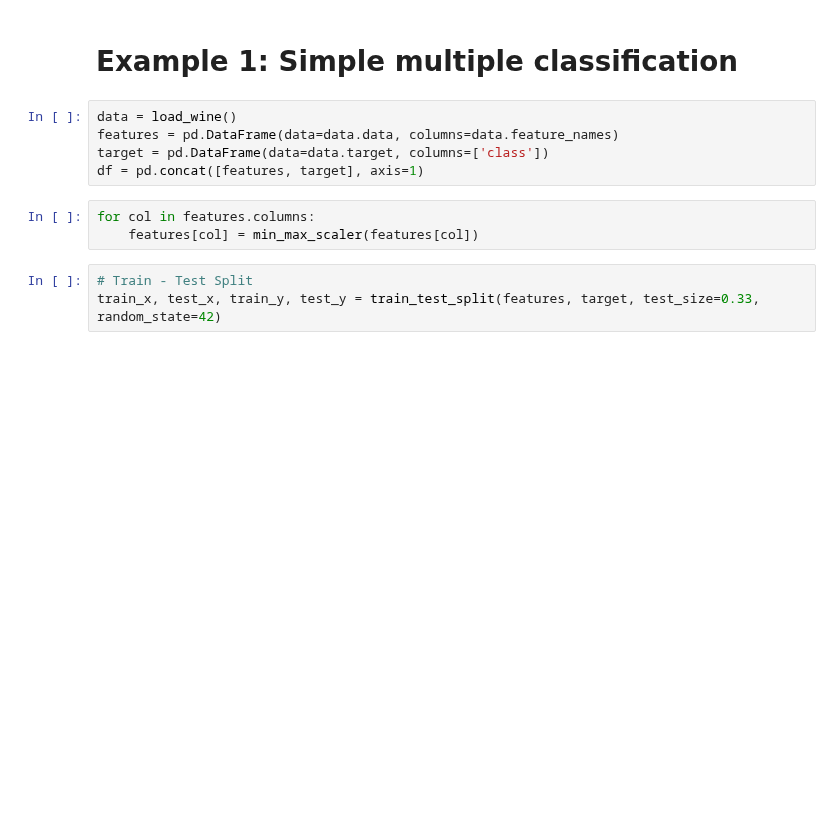
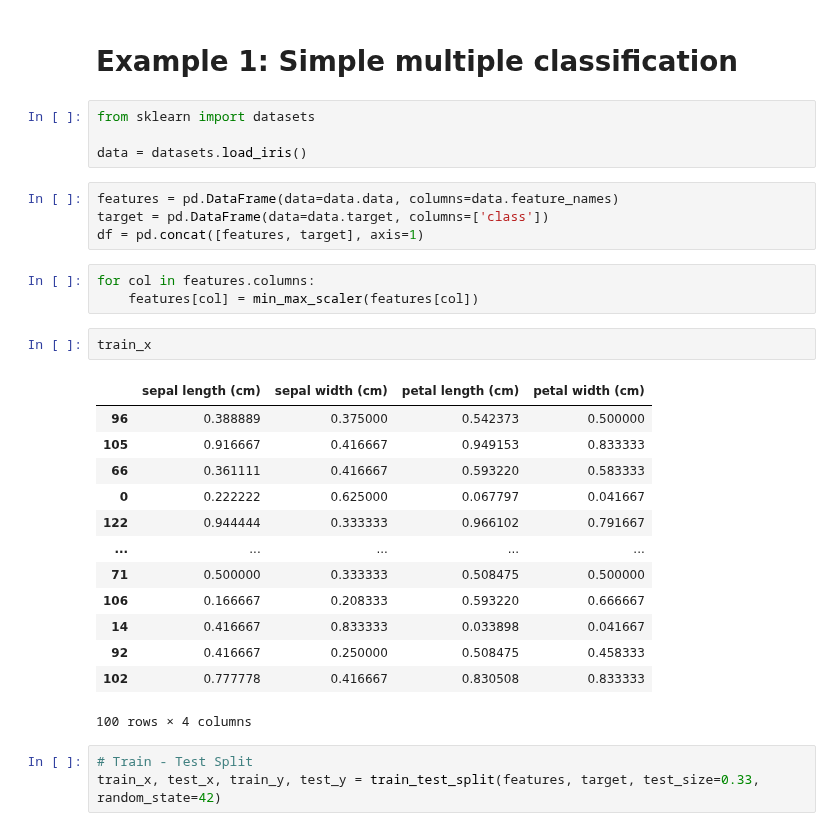
Before and after one commit to NickOLeeney/neural-network-from-scratch, a Jupyter notebook: examples/multiple_classification.ipynb, the cells around one changed output. Cells and saved outputs as stored; diff of their text form; blank space fills up the shorter version.

```diff
--- a/examples/multiple_classification.ipynb
+++ b/examples/multiple_classification.ipynb
@@ -12,14 +12,33 @@ def min_max_scaler(series):
     return normalized
 # %% [markdown]
 # Example 1: Simple multiple classification
+# %%
+from sklearn import datasets
+
+data = datasets.load_iris()
 # %%
-data = load_wine()
 features = pd.DataFrame(data=data.data, columns=data.feature_names)
 target = pd.DataFrame(data=data.target, columns=['class'])
 df = pd.concat([features, target], axis=1)
 # %%
 for col in features.columns:
     features[col] = min_max_scaler(features[col])
+# %%
+train_x
+# %% [output]
+|  | sepal length (cm) | sepal width (cm) | petal length (cm) | petal width (cm) |
+| 96 | 0.388889 | 0.375000 | 0.542373 | 0.500000 |
+| 105 | 0.916667 | 0.416667 | 0.949153 | 0.833333 |
+| 66 | 0.361111 | 0.416667 | 0.593220 | 0.583333 |
+| 0 | 0.222222 | 0.625000 | 0.067797 | 0.041667 |
+| 122 | 0.944444 | 0.333333 | 0.966102 | 0.791667 |
+| ... | ... | ... | ... | ... |
+| 71 | 0.500000 | 0.333333 | 0.508475 | 0.500000 |
+| 106 | 0.166667 | 0.208333 | 0.593220 | 0.666667 |
+| 14 | 0.416667 | 0.833333 | 0.033898 | 0.041667 |
+| 92 | 0.416667 | 0.250000 | 0.508475 | 0.458333 |
+| 102 | 0.777778 | 0.416667 | 0.830508 | 0.833333 |
+100 rows × 4 columns
 # %%
 # Train - Test Split
 train_x, test_x, train_y, test_y = train_test_split(features, target, test_size=0.33, random_state=42)
```
Also changed, not shown: parts of 11 cells of this notebook, 8 other files.
